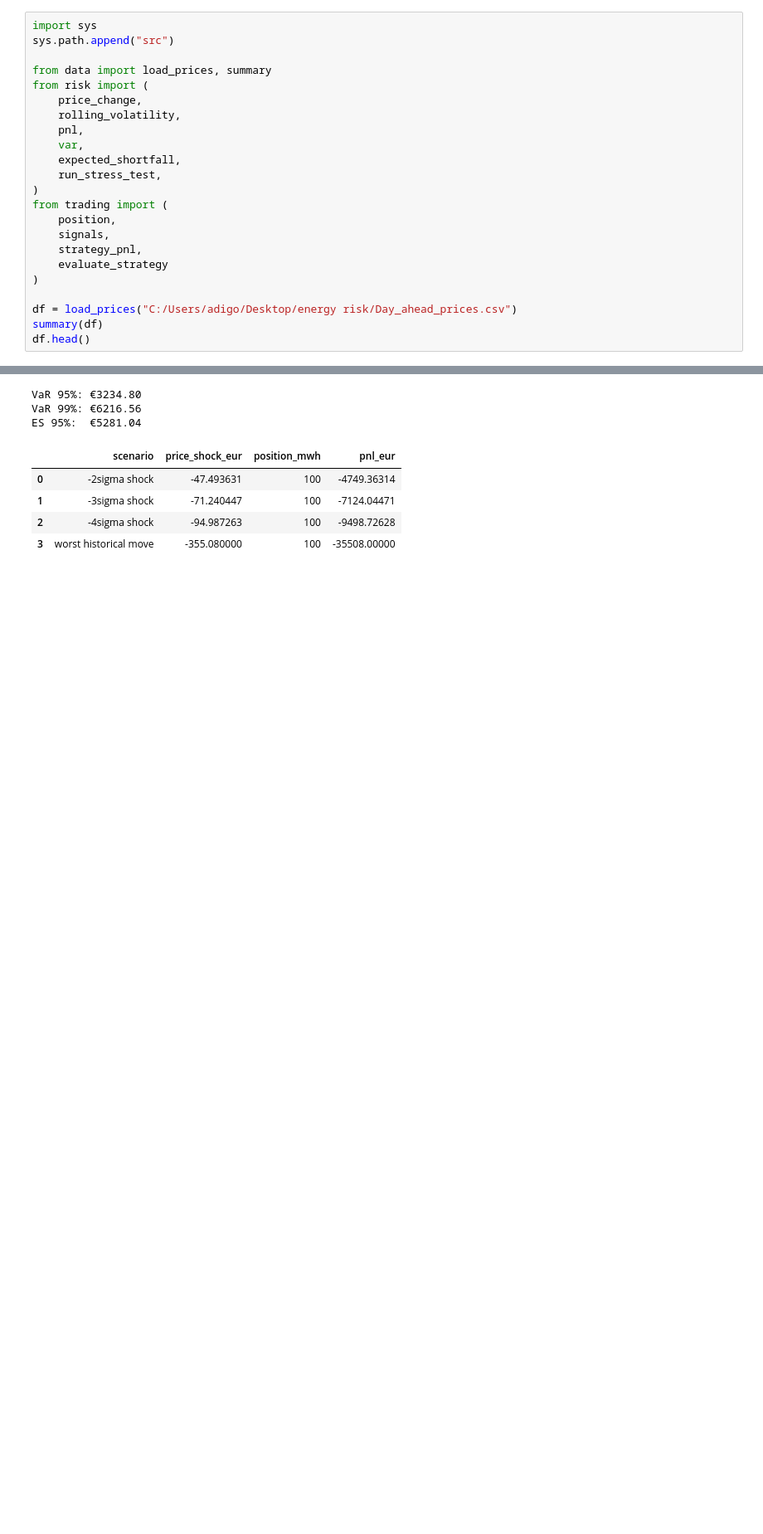
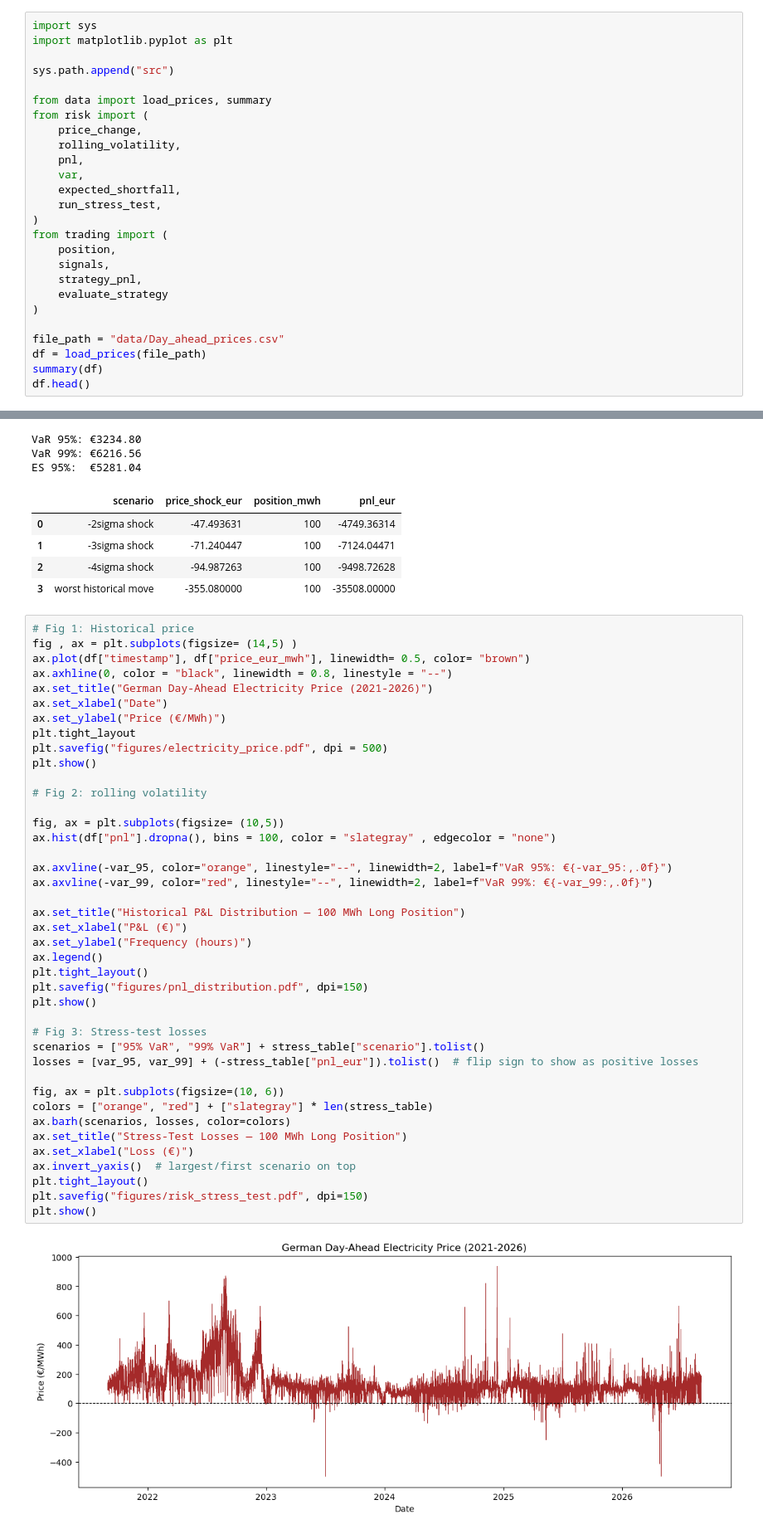
Before and after one commit to AdiGosw/energy_price_risk, a Jupyter notebook: energy_risk.ipynb, the cells around one changed output, grey strips where cells are left out. Shown at 83% size. Drawn from its saved outputs; the diff is of its cells as text; blank space fills up the shorter version.

Commit message:
Added figures

```diff
--- a/energy_risk.ipynb
+++ b/energy_risk.ipynb
@@ -1,5 +1,7 @@
 # %%
 import sys
+import matplotlib.pyplot as plt
+
 sys.path.append("src")
 
 from data import load_prices, summary
@@ -18,7 +20,8 @@ from trading import (
     evaluate_strategy
 )
 
-df = load_prices("C:/Users/adigo/Desktop/energy risk/Day_ahead_prices.csv")
+file_path = "data/Day_ahead_prices.csv"
+df = load_prices(file_path)
 summary(df)
 df.head()
 # %% [output]
@@ -54,3 +57,46 @@ ES 95%:  €5281.04
 | 1 | -3sigma shock | -71.240447 | 100 | -7124.04471 |
 | 2 | -4sigma shock | -94.987263 | 100 | -9498.72628 |
 | 3 | worst historical move | -355.080000 | 100 | -35508.00000 |
+# %%
+# Fig 1: Historical price
+fig , ax = plt.subplots(figsize= (14,5) )
+ax.plot(df["timestamp"], df["price_eur_mwh"], linewidth= 0.5, color= "brown")
+ax.axhline(0, color = "black", linewidth = 0.8, linestyle = "--")
+ax.set_title("German Day-Ahead Electricity Price (2021-2026)")
+ax.set_xlabel("Date")
+ax.set_ylabel("Price (€/MWh)")
+plt.tight_layout
+plt.savefig("figures/electricity_price.pdf", dpi = 500)
+plt.show()
+
+# Fig 2: rolling volatility
+
+fig, ax = plt.subplots(figsize= (10,5))
+ax.hist(df["pnl"].dropna(), bins = 100, color = "slategray" , edgecolor = "none")
+
+ax.axvline(-var_95, color="orange", linestyle="--", linewidth=2, label=f"VaR 95%: €{-var_95:,.0f}")
+ax.axvline(-var_99, color="red", linestyle="--", linewidth=2, label=f"VaR 99%: €{-var_99:,.0f}")
+
+ax.set_title("Historical P&L Distribution — 100 MWh Long Position")
+ax.set_xlabel("P&L (€)")
+ax.set_ylabel("Frequency (hours)")
+ax.legend()
+plt.tight_layout()
+plt.savefig("figures/pnl_distribution.pdf", dpi=150)
+plt.show()
+
+# Fig 3: Stress-test losses
+scenarios = ["95% VaR", "99% VaR"] + stress_table["scenario"].tolist()
+losses = [var_95, var_99] + (-stress_table["pnl_eur"]).tolist()  # flip sign to show as positive losses
+
+fig, ax = plt.subplots(figsize=(10, 6))
+colors = ["orange", "red"] + ["slategray"] * len(stress_table)
+ax.barh(scenarios, losses, color=colors)
+ax.set_title("Stress-Test Losses — 100 MWh Long Position")
+ax.set_xlabel("Loss (€)")
+ax.invert_yaxis()  # largest/first scenario on top
+plt.tight_layout()
+plt.savefig("figures/risk_stress_test.pdf", dpi=150)
+plt.show()
+# %% [output]
+[figure, added]
```
Also changed, not shown: parts of 1 cell of this notebook, 5 other files.
